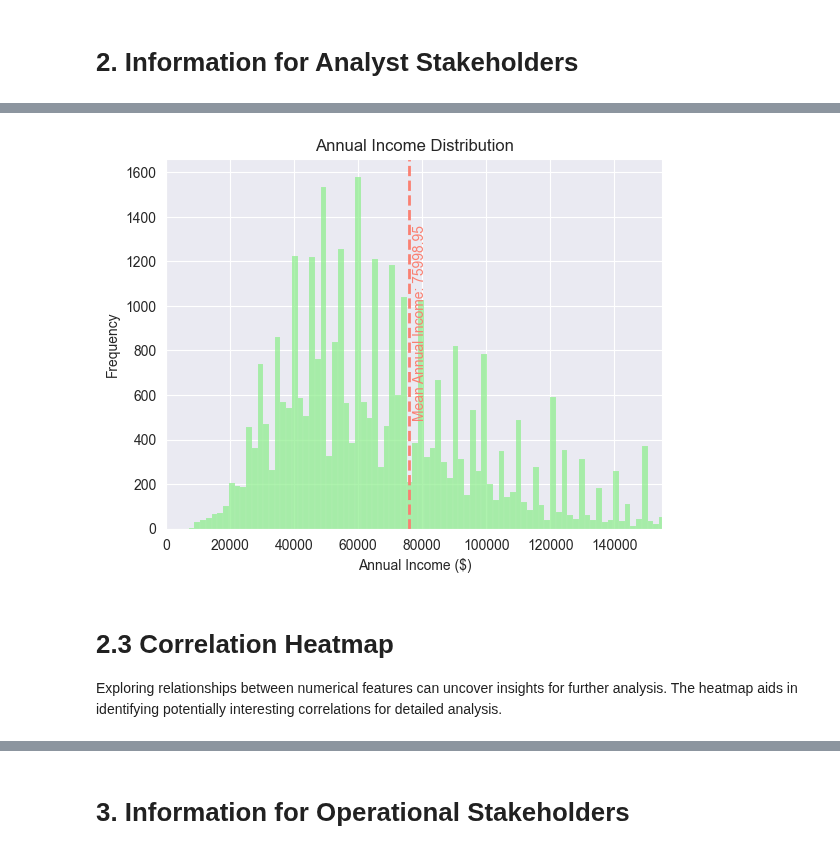
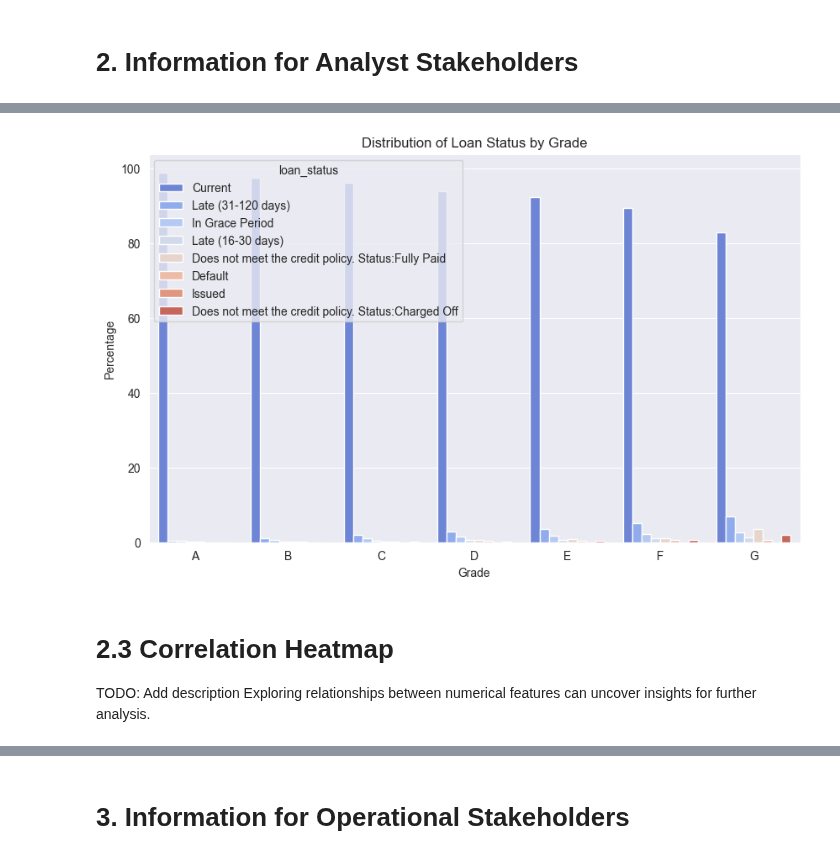
Before and after one commit to ykipfer/data_wrangling_testat, a Jupyter notebook: dq_visualisation.ipynb, the cells around one changed output, grey strips where cells are left out. Cells and saved outputs as stored; diff of their text form; code cells hidden in the pictures.

```diff
--- a/dq_visualisation.ipynb
+++ b/dq_visualisation.ipynb
@@ -1,12 +1,16 @@
 # %% [markdown]
 # 0. Setup
 # %%
+import warnings
 import pandas as pd
 import matplotlib.pyplot as plt
 import seaborn as sns
 
+# suppress warnings
+warnings.filterwarnings('ignore')
+
 # Load the dataset
-data = pd.read_csv('output/processed_data/wrangled_loan_data.csv')
+data = pd.read_csv('output/processed_data/1709976233_wrangled_loan_data.csv')
 # %% [markdown]
 # Section 1: Information for Strategic Stakeholders
 # %% [markdown]
@@ -67,17 +71,20 @@ The distribution shows a concentration of middle-income earners, with few high-i
 # %%
-sns.histplot(data=data, x="annual_inc", bins=1000, color='lightgreen')
-plt.title('Annual Income Distribution')
-plt.xlabel('Annual Income ($)')
-plt.ylabel('Frequency')
-plt.xlim(0, data['annual_inc'].quantile(0.95))
-plt.axvline(data['annual_inc'].mean(), color='salmon', linestyle='--', linewidth=2)
-plt.text(data['annual_inc'].mean() + 1000, 500, f'Mean Annual Income: {round(data["annual_inc"].mean(), 2)}', rotation=90, color='salmon')
+# Calculate the percentages
+loan_status_percentages = (data.groupby('grade')['loan_status'].value_counts(normalize=True) * 100).rename('percentage').reset_index()
+
+# Create the plot
+plt.figure(figsize=(10, 6))
+sns.barplot(data=loan_status_percentages, x='grade', y='percentage', hue='loan_status', palette='coolwarm')
+plt.title('Distribution of Loan Status by Grade')
+plt.xlabel('Grade')
+plt.ylabel('Percentage')
 plt.show()
 # %% [output]
-[figure, old version]
+[figure, new version]
 # %% [markdown]
 # 2.3 Correlation Heatmap
-Exploring relationships between numerical features can uncover insights for further analysis. The heatmap aids in identifying potentially interesting correlations for detailed analysis.
+TODO: Add description
+Exploring relationships between numerical features can uncover insights for further analysis.
 # %%
 numerical_features = data.select_dtypes(include=['float64', 'int64'])
 correlation_matrix = numerical_features.corr()
```
Also changed, not shown: parts of 15 cells of this notebook.
